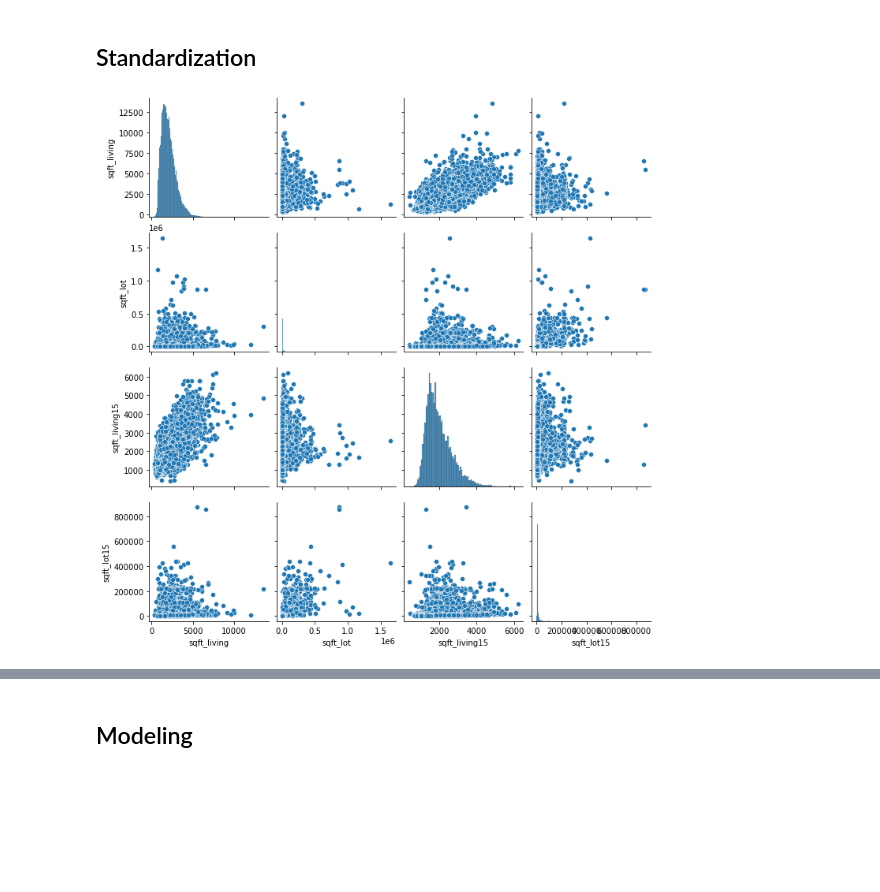
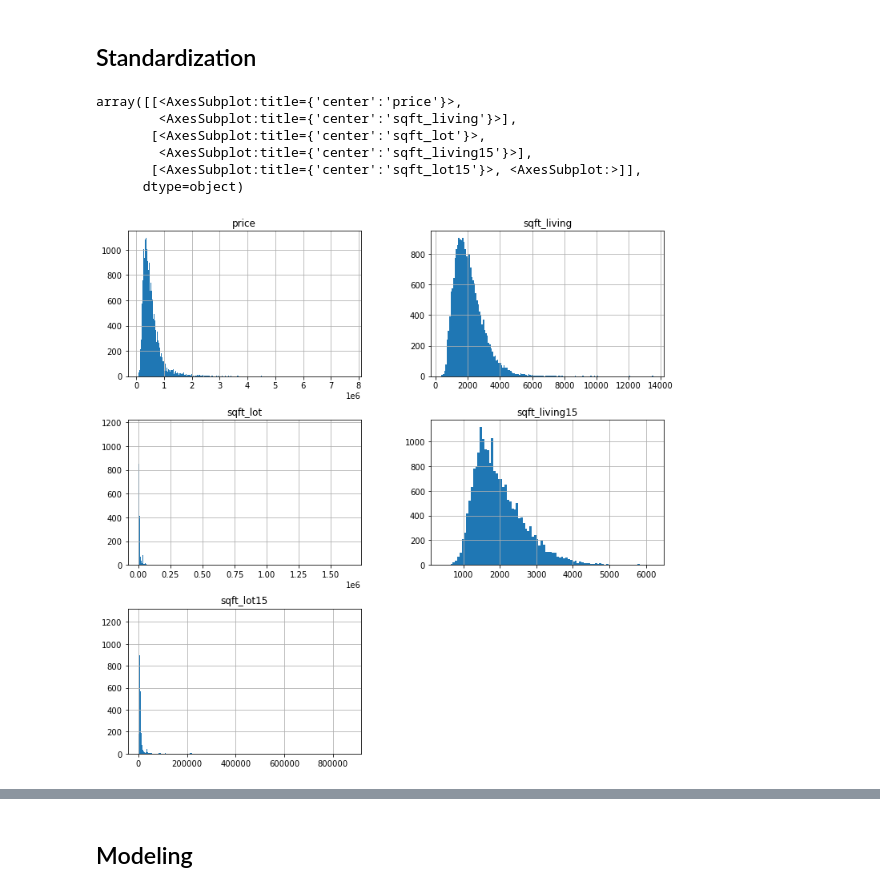
Before and after one commit to artificial126/dsc-phase-2-project, a Jupyter notebook: student.ipynb, the cells around one changed output, grey strips where cells are left out. Cells and saved outputs as stored; diff of their text form; code cells hidden in the pictures; blank space fills up the shorter version.

```diff
--- a/student.ipynb
+++ b/student.ipynb
@@ -233,8 +229,13 @@ df_cat.head()
 5 rows × 27 columns
 # %% [markdown]
 ## Standardization
-# %%
-df_cont=df.loc[:,['sqft_living','sqft_lot','sqft_living15','sqft_lot15']]
-g = sns.pairplot(df_cont)
-# %% [output]
-[figure, removed]
+# %%
+df_cont.hist(bins='auto',figsize=(12,12))
+# %% [output]
+array([[<AxesSubplot:title={'center':'price'}>,
+        <AxesSubplot:title={'center':'sqft_living'}>],
+       [<AxesSubplot:title={'center':'sqft_lot'}>,
+        <AxesSubplot:title={'center':'sqft_living15'}>],
+       [<AxesSubplot:title={'center':'sqft_lot15'}>, <AxesSubplot:>]],
+      dtype=object)
+[figure, added]
```
Also changed, not shown: parts of 31 cells of this notebook.
